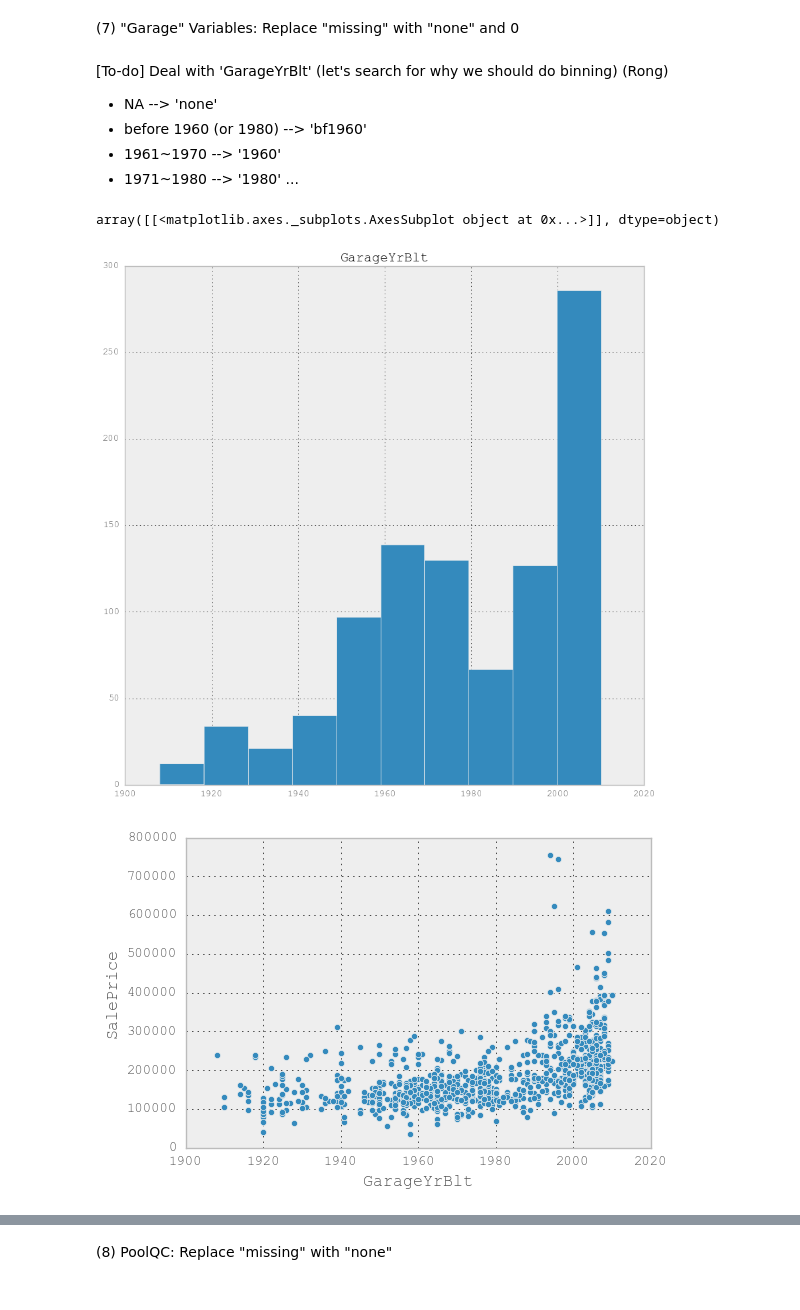
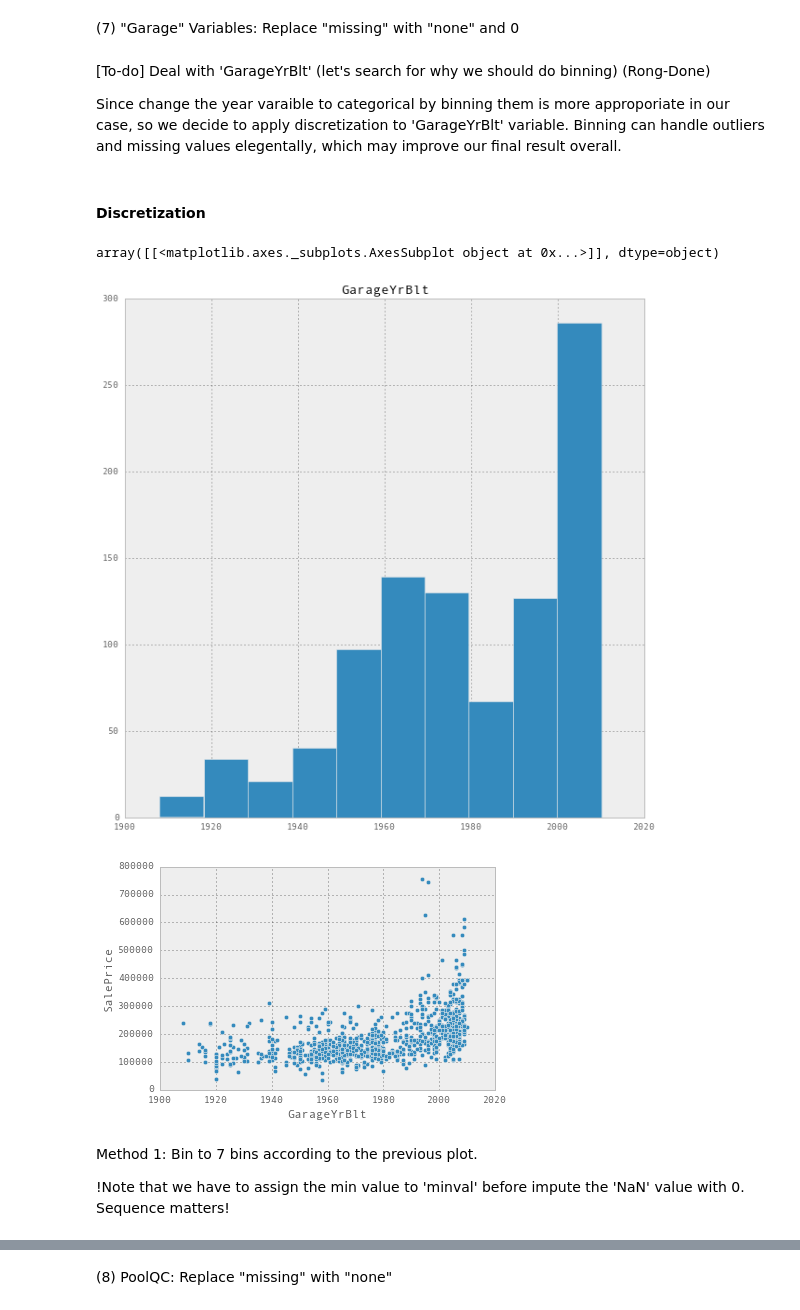
Before and after one commit to SDR-MachineLearning/files, a Jupyter notebook: Housing_WorkAssignment_20170627.ipynb, the cells around one changed output, grey strips where cells are left out. Saved outputs shown, nothing was run; the diff lists cells and outputs as text; code cells hidden in the pictures.

Commit message:
Rong's Part (almost) Done

```diff
--- a/Housing_WorkAssignment_20170627.ipynb
+++ b/Housing_WorkAssignment_20170627.ipynb
@@ -19,5 +19,7 @@ from scipy.stats.mstats import winsorize
 import matplotlib.pyplot as plt
 pd.options.display.mpl_style = 'default'
 from pandas.tools.plotting import scatter_matrix
+import seaborn as sns
+sns.set()
 # %% [output]
 Checking whether there is an H2O instance running at http://localhost:54321. connected.
@@ -216,7 +272,7 @@ pandas_train[pandas_train['LotFrontage'].isnull()] # No missing values now
 # %% [markdown]
 (2) Alley
 # %%
-train_df["Alley"] = pandas_train["Alley"].fillna("None", inplace=True)
+pandas_train["Alley"].fillna("None", inplace=True)
 # %%
 pandas_train["Alley"].describe()
 # %% [output]
@@ -247,0 +300,4 @@ pandas_train[['MasVnrType','MasVnrArea']][pandas_train['MasVnrType'].isnull()==T
+# %%
+pandas_train['MasVnrType'].fillna(pandas_train['MasVnrType'].value_counts().index[0],inplace=True)
+# %%
+pandas_train['MasVnrArea'].fillna(pandas_train['MasVnrArea'].mode()[0],inplace=True)
@@ -309,10 +370,3 @@ train_df["GarageCond"] = pandas_train["GarageCond"].fillna("None", inplace=True)
 train_df["GarageFinish"] = pandas_train["GarageFinish"].fillna("None", inplace=True)
 train_df["GarageCars"] = pandas_train["GarageCars"].fillna(0, inplace=True)
 train_df["GarageArea"] = pandas_train["GarageArea"].fillna(0, inplace=True)
-# %% [markdown]
-[To-do] Deal with 'GarageYrBlt' (let's search for why we should do binning) (Rong)
-* NA --> 'none'
-* before 1960 (or 1980) --> 'bf1960'
-* 1961~1970 --> '1960'
-* 1971~1980 --> '1980'
-...
@@ -322,11 +373,22 @@ plotdatatest=testori.as_data_frame(use_pandas=True)
+# %% [markdown]
+[To-do] Deal with 'GarageYrBlt' (let's search for why we should do binning) (Rong-Done)
+
+Since change the year varaible to categorical by binning them is more approporiate in our case, so we decide to apply discretization to 'GarageYrBlt' variable. Binning can handle outliers and missing values elegentally, which may improve our final result overall.
+# %% [markdown]
+#### Discretization
 # %%
-plotdata.iloc[:,59:60].hist(figsize=(10,10))
+pandas_train.iloc[:,59:60].hist(figsize=(10,10))
 # %% [output]
 array([[<matplotlib.axes._subplots.AxesSubplot object at 0x...>]], dtype=object)
-[figure, old version]
+[figure, new version]
 # %%
 var = 'GarageYrBlt'
 data = pd.concat([pandas_train['SalePrice'], pandas_train[var]], axis=1)
 data.plot.scatter(x=var, y='SalePrice', ylim=(0,800000));
 # %% [output]
-[figure, old version]
+[figure, new version]
+# %% [markdown]
+Method 1: Bin to 7 bins according to the previous plot.
+
+
+!Note that we have to assign the min value to 'minval' before impute the 'NaN' value with 0. Sequence matters!
```
Also changed, not shown: parts of 28 cells of this notebook.
